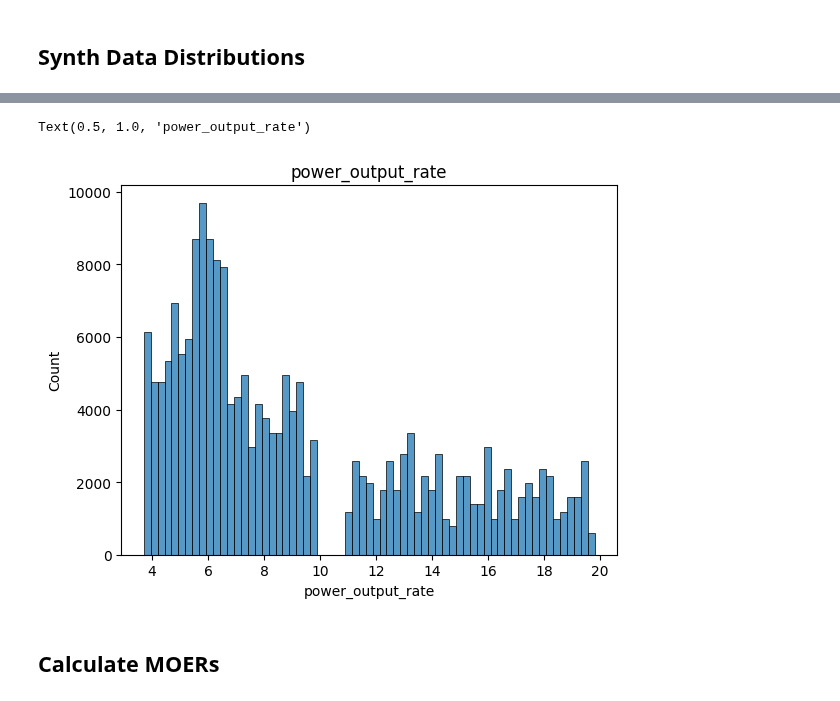
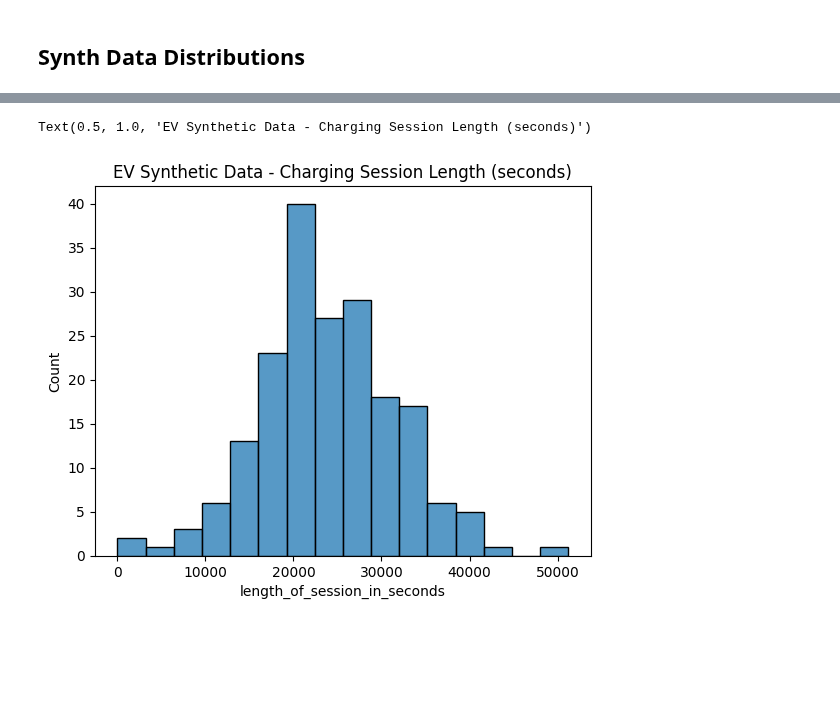
Before and after one commit to WattTime/watttime-python-client, a Jupyter notebook: evaluation/synthetic_data_creation/how_to_generate_synthetic_data.ipynb, the cells around one changed output, grey strips where cells are left out. Drawn from its saved outputs; the diff is of its cells as text; code cells hidden in the pictures; blank space fills up the shorter version.

```diff
--- a/evaluation/synthetic_data_creation/how_to_generate_synthetic_data.ipynb
+++ b/evaluation/synthetic_data_creation/how_to_generate_synthetic_data.ipynb
@@ -37,7 +58,7 @@ distinct_date_list = dates_2023 + dates_2024
 # %%
-kwargs = {
+ev_kwargs = {
+    "power_output_max_rates": [42.5], # BMW average
     "max_percent_capacity": 0.95,  # highest level of charge achieved by battery
-    "user_charge_tolerance": 0.8,  # user preferred min charge
     "power_output_efficiency": 0.75,  # power loss. 1 = no power loss.
     "average_battery_starting_capacity": 0.5,  # average starting percent charged
     "start_hour": "09:00:00",  # earliest session can start
@@ -47,6 +82,7 @@ kwargs = {
 ## Step 3: Generate dataframe for x # of synthetic users
 - synthetic user = user behavior + device characteristics
 # %%
-dfs = evu.execute_synth_data_process(
-    distinct_date_list=distinct_date_list, number_of_users=1000, **kwargs
+# generating data for 1 vehicle
+df_ev = evu.execute_synth_data_process(
+    distinct_date_list=distinct_date_list, number_of_users=1, **ev_kwargs
 )
@@ -71,7 +116,7 @@ Text(0.5, 1.0, 'total_capacity')
-# %%
-sns.histplot(dfs["power_output_rate"]).set_title("power_output_rate")
-# %% [output]
-Text(0.5, 1.0, 'power_output_rate')
-[figure, removed]
-# %% [markdown]
-## Calculate MOERs
+# %%
+sns.histplot(df_ev["length_of_session_in_seconds"]).set_title(
+    "EV Synthetic Data - Charging Session Length (seconds)"
+)
+# %% [output]
+Text(0.5, 1.0, 'EV Synthetic Data - Charging Session Length (seconds)')
+[figure, added]
```
Also changed, not shown: parts of 42 cells of this notebook, 6 other files.
